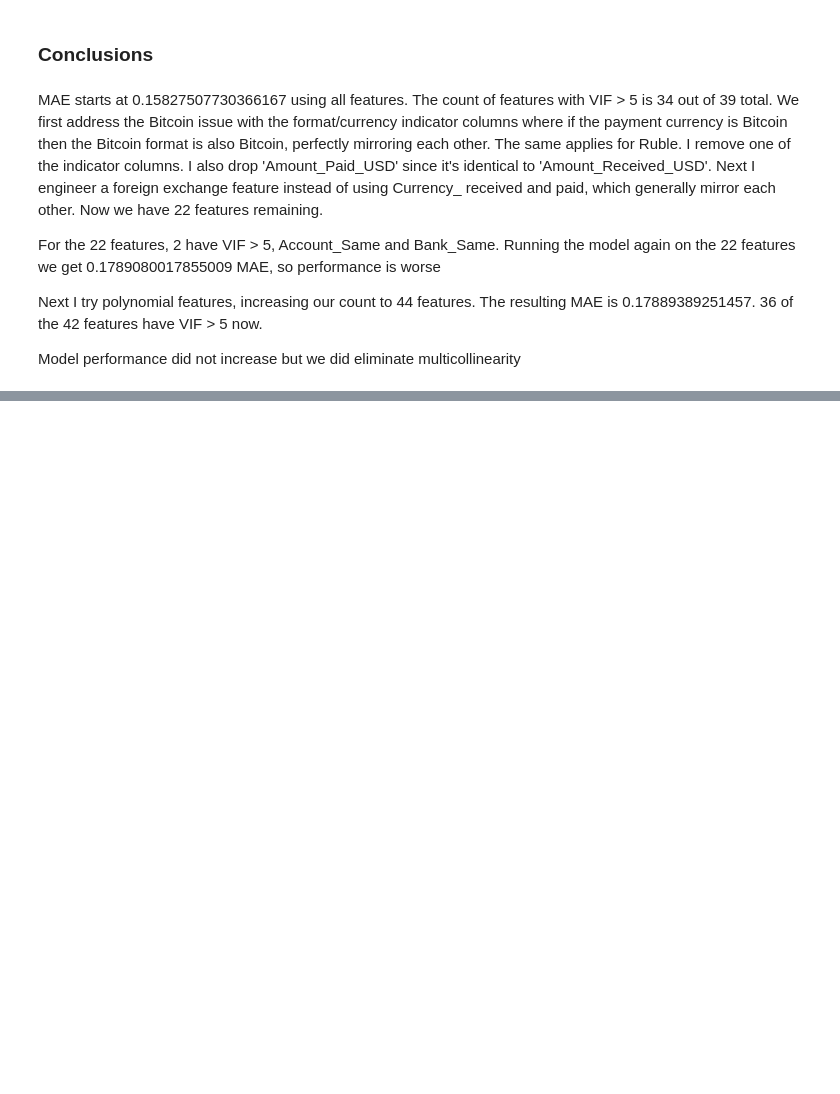
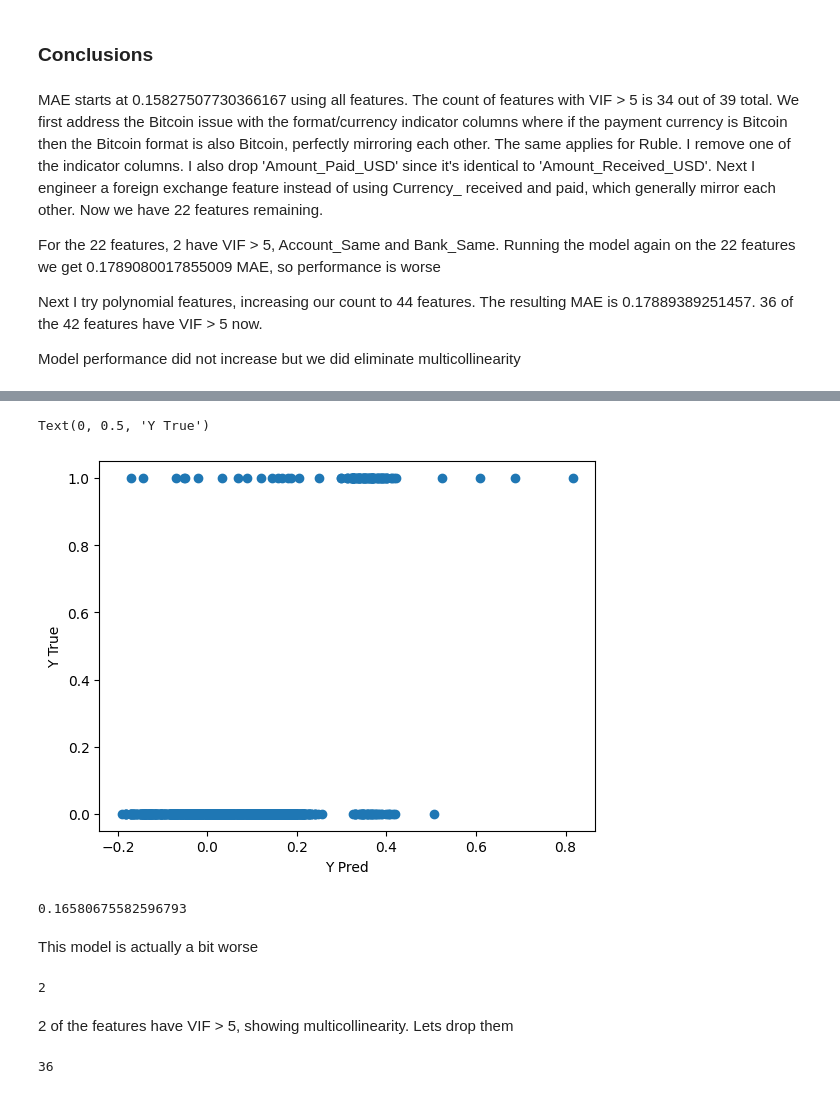
Before and after one commit to calebhadley1/DX799-capstone, a Jupyter notebook: Week1.ipynb, the cells around one changed output, grey strips where cells are left out. Cells and saved outputs as stored; diff of their text form; code cells hidden in the pictures; blank space fills up the shorter version.

```diff
--- a/Week1.ipynb
+++ b/Week1.ipynb
@@ -745,0 +1018,6 @@ Model performance did not increase but we did eliminate multicollinearity
+# %%
+X_resampled_final_final_with_square = pd.concat((X_resampled_final_final, (X_resampled_final_final**2).rename(columns = {f"{var}": f"{var}_2" for var in X_resampled_final_final.columns})), axis = 1)
+X_resampled_final_final_with_square = sm.add_constant(X_resampled_final_final_with_square)
+model = sm.OLS(y_resampled, X_resampled_final_final_with_square)
+results = model.fit()
+print(results.params)
@@ -745,0 +1042,15 @@ Model performance did not increase but we did eliminate multicollinearity
+# %%
+y_pred = results.predict(X_resampled_final_final_with_square)
+# %%
+plt.scatter(y_pred, y_resampled)
+plt.xlabel("Y Pred")
+plt.ylabel("Y True")
+# %% [output]
+Text(0, 0.5, 'Y True')
+[figure, added]
+# %%
+mean_absolute_error(y_true=y_resampled, y_pred=y_pred)
+# %% [output]
+0.16580675582596793
+# %% [markdown]
+This model is actually a bit worse
@@ -745,0 +1061,6 @@ Model performance did not increase but we did eliminate multicollinearity
+# %%
+len(vif_data.sort_values(by="VIF")[vif_data['VIF'] > 5])
+# %% [output]
+2
+# %% [markdown]
+2 of the features have VIF > 5, showing multicollinearity. Lets drop them
@@ -745,0 +1069,4 @@ Model performance did not increase but we did eliminate multicollinearity
+# %%
+len(vif_data['Feature'].values)
+# %% [output]
+36
```
Also changed, not shown: parts of 42 cells of this notebook.
